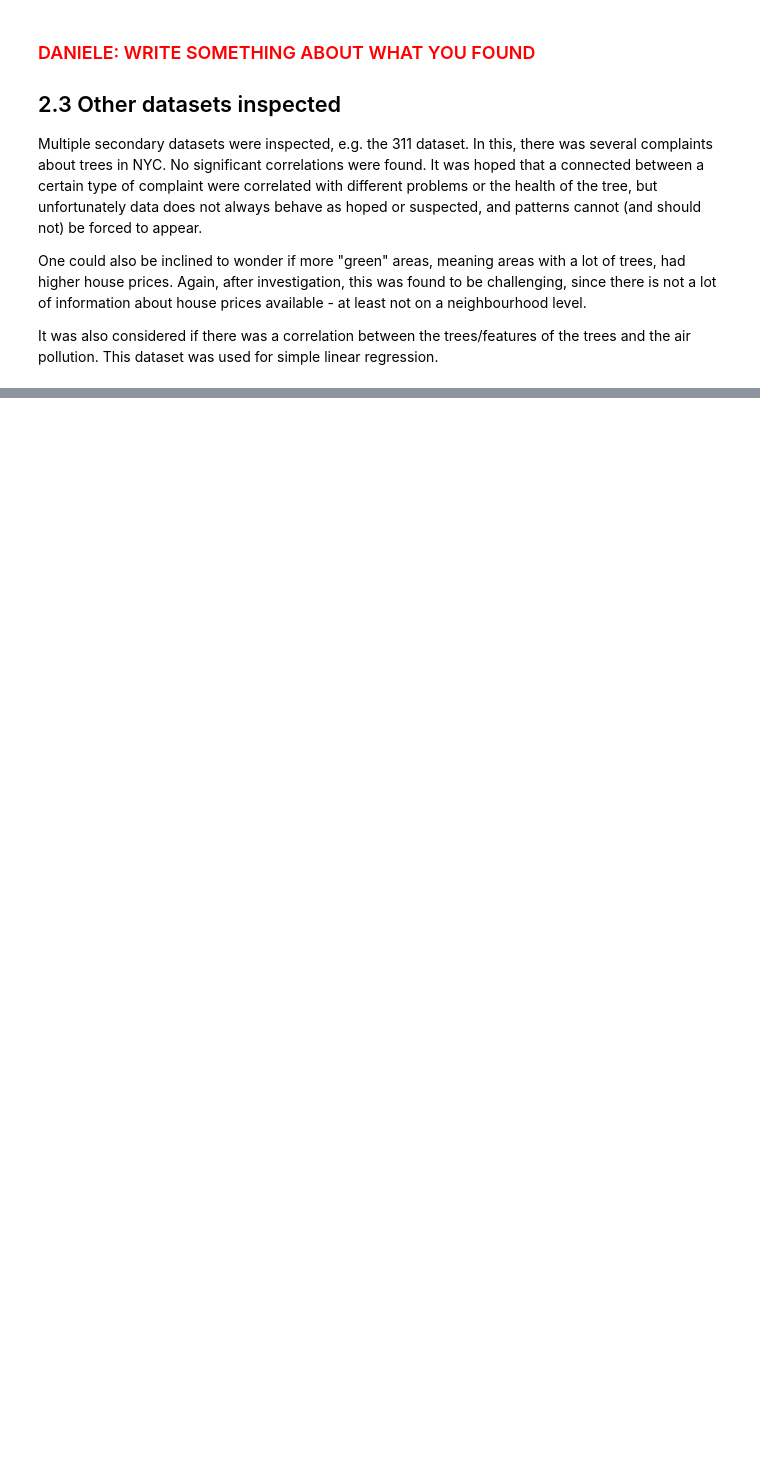
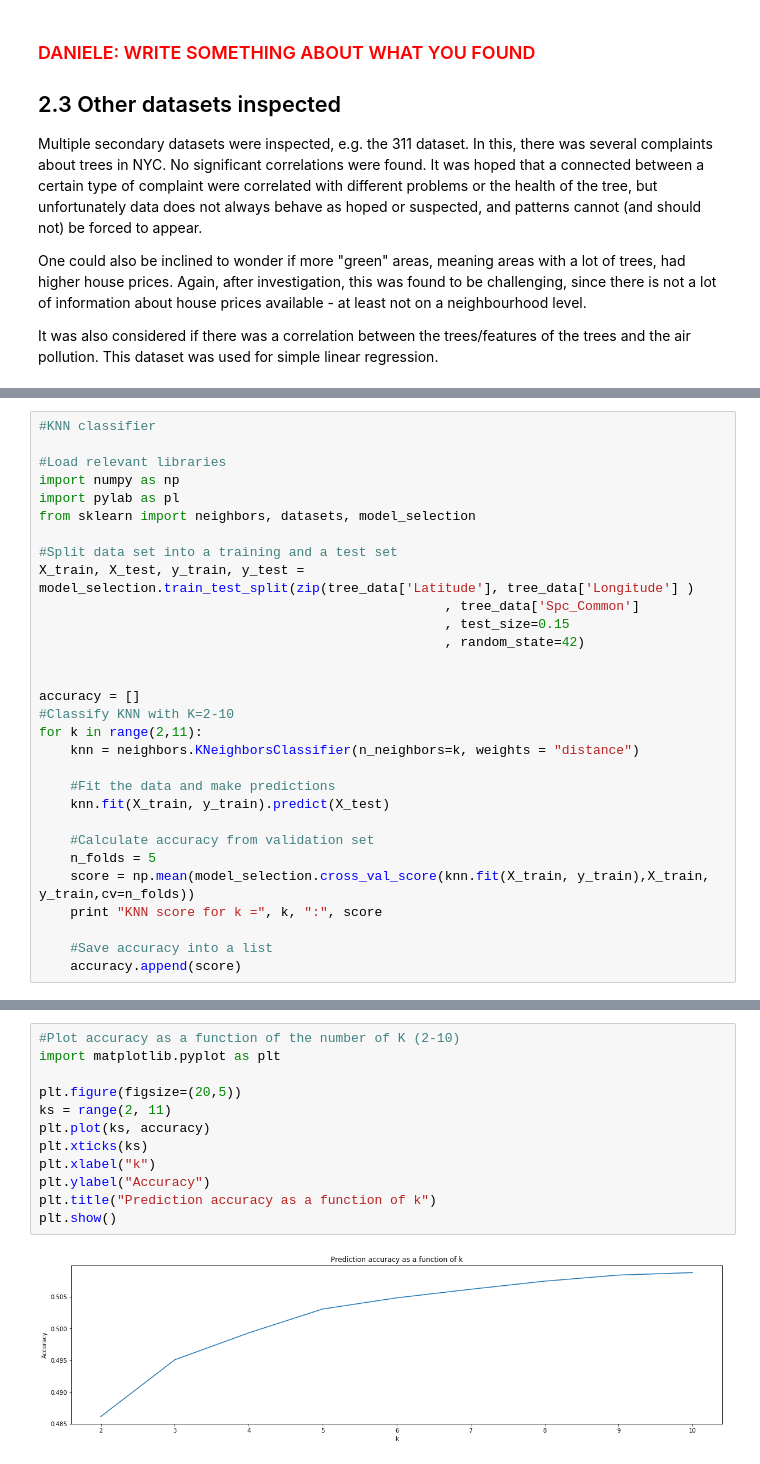
Before and after one commit to cecli/cecli.github.io, a Jupyter notebook: explainer_notebook.ipynb, the cells around one changed output, grey strips where cells are left out. Cells and saved outputs as stored; diff of their text form; blank space fills up the shorter version.

```diff
--- a/explainer_notebook.ipynb
+++ b/explainer_notebook.ipynb
@@ -95,0 +301,30 @@ For predicting species and health based on GPS coordinates, KNN was selected as
+# %%
+#KNN classifier
+
+#Load relevant libraries
+import numpy as np
+import pylab as pl
+from sklearn import neighbors, datasets, model_selection
+
+#Split data set into a training and a test set
+X_train, X_test, y_train, y_test = model_selection.train_test_split(zip(tree_data['Latitude'], tree_data['Longitude'] )
+                                                    , tree_data['Spc_Common']
+                                                    , test_size=0.15
+                                                    , random_state=42)
+
+
+accuracy = []
+#Classify KNN with K=2-10
+for k in range(2,11):
+    knn = neighbors.KNeighborsClassifier(n_neighbors=k, weights = "distance")
+
+    #Fit the data and make predictions
+    knn.fit(X_train, y_train).predict(X_test)
+
+    #Calculate accuracy from validation set
+    n_folds = 5
+    score = np.mean(model_selection.cross_val_score(knn.fit(X_train, y_train),X_train, y_train,cv=n_folds))
+    print "KNN score for k =", k, ":", score
+
+    #Save accuracy into a list
+    accuracy.append(score)
@@ -95,0 +341,14 @@ For predicting species and health based on GPS coordinates, KNN was selected as
+# %%
+#Plot accuracy as a function of the number of K (2-10)
+import matplotlib.pyplot as plt
+
+plt.figure(figsize=(20,5))
+ks = range(2, 11)
+plt.plot(ks, accuracy)
+plt.xticks(ks)
+plt.xlabel("k")
+plt.ylabel("Accuracy")
+plt.title("Prediction accuracy as a function of k")
+plt.show()
+# %% [output]
+[figure, added]
```
Also changed, not shown: parts of 25 cells of this notebook.
